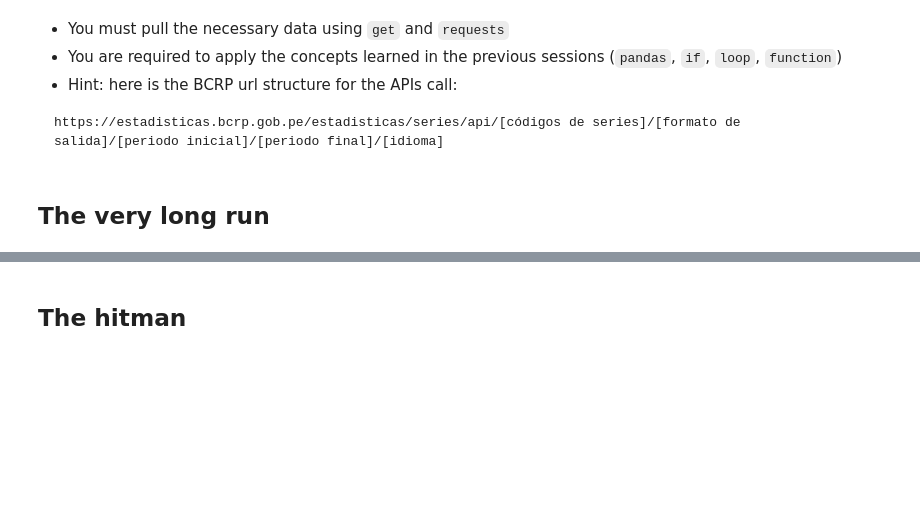
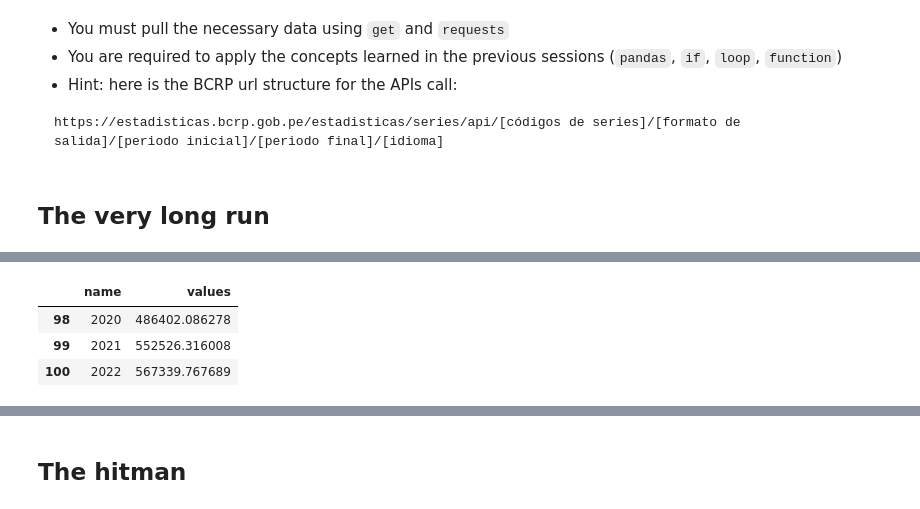
Before and after one commit to qlab-intro-python/tarea-4-patricia-jakelin, a Jupyter notebook: tarea_4_plantilla.ipynb, the cells around one changed output, grey strips where cells are left out. Drawn from its saved outputs; the diff is of its cells as text; code cells hidden in the pictures; blank space fills up the shorter version.

```diff
--- a/tarea_4_plantilla.ipynb
+++ b/tarea_4_plantilla.ipynb
@@ -114,0 +77,8 @@ Name: Producto bruto interno y otros indicadores - PBI (millones S/ 2007), Lengt
+# %%
+pbi_values_22_23 = df.tail(3)
+pbi_values_22_23
+# %% [output]
+|  | name | values |
+| 98 | 2020 | 486402.086278 |
+| 99 | 2021 | 552526.316008 |
+| 100 | 2022 | 567339.767689 |
```
Also changed, not shown: parts of 17 cells of this notebook.
